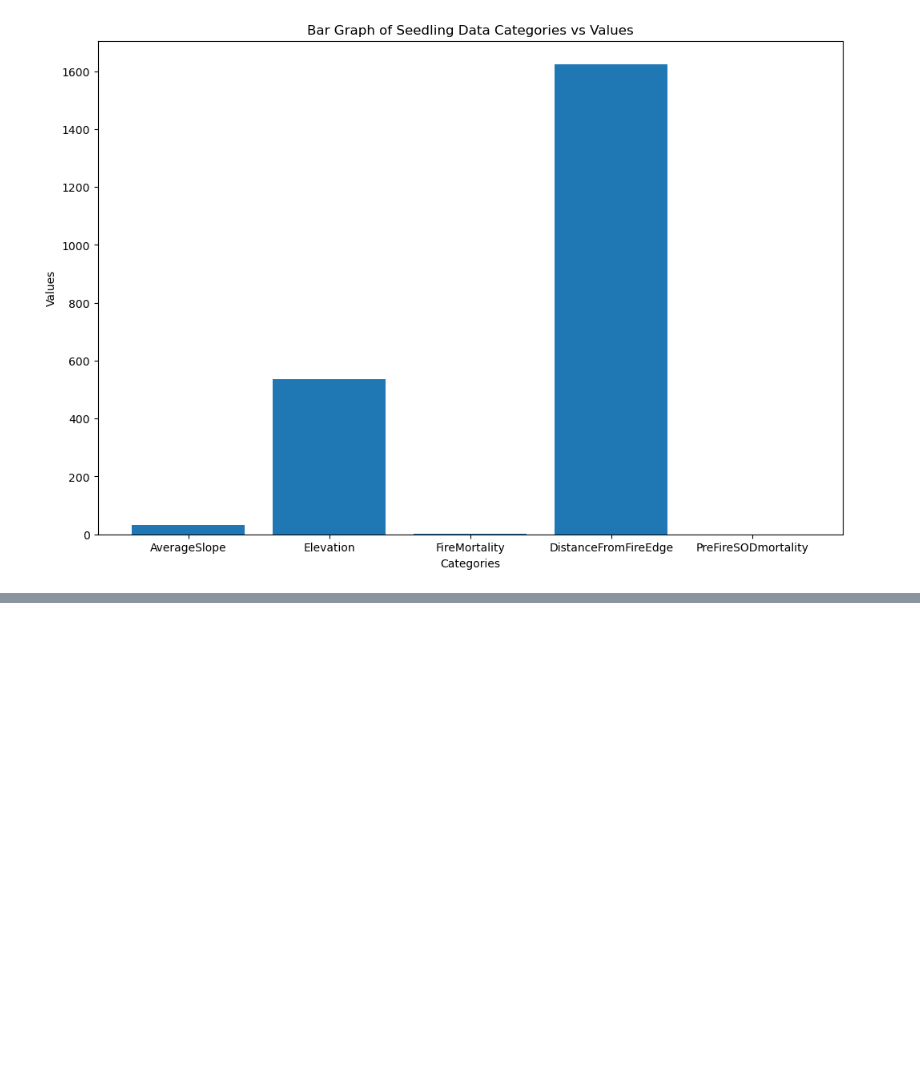
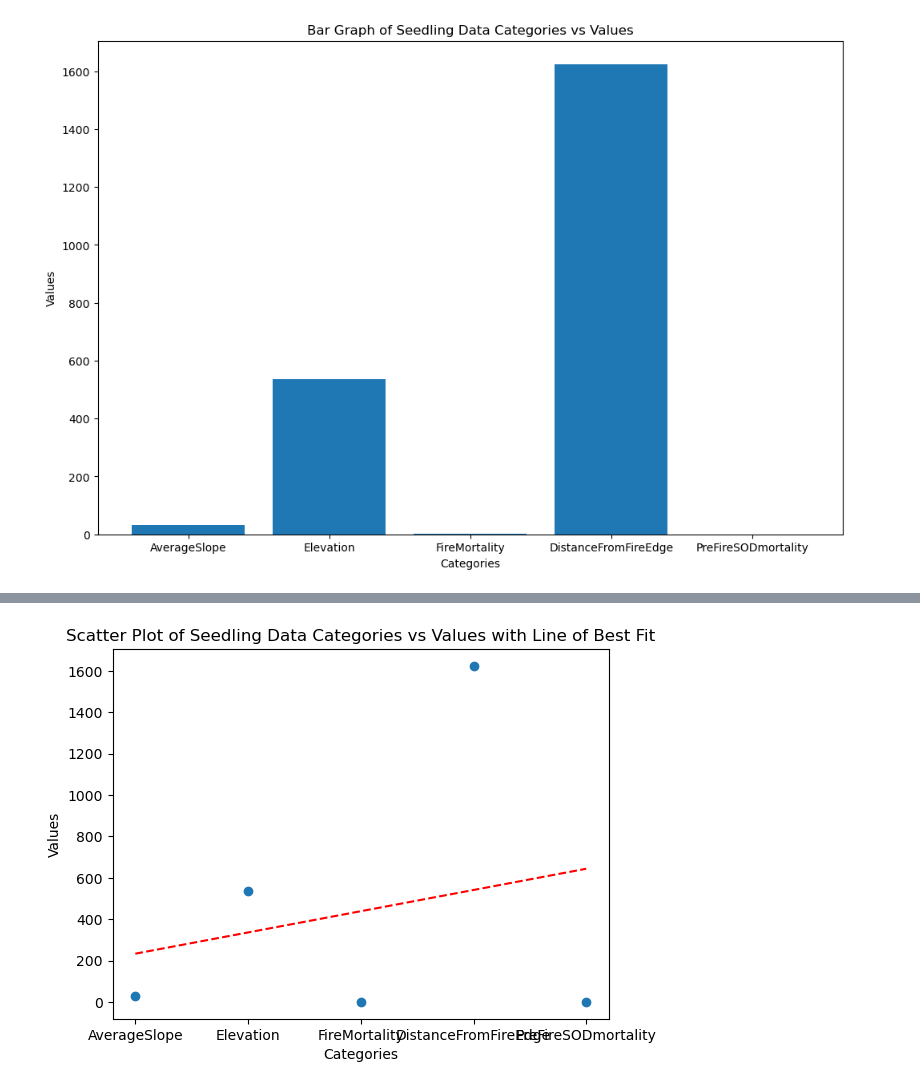
Before and after one commit to madiclack188-cloud/BIO_350_F25, a Jupyter notebook: Bio_350_FinalProject/BIO350_FinalProject.ipynb, the cells around one changed output, grey strips where cells are left out. Drawn from its saved outputs; the diff is of its cells as text; code cells hidden in the pictures; blank space fills up the shorter version.

```diff
--- a/Bio_350_FinalProject/BIO350_FinalProject.ipynb
+++ b/Bio_350_FinalProject/BIO350_FinalProject.ipynb
@@ -72,0 +148,12 @@ plt.show()
+# %%
+# insert line of best fit
+z = np.polyfit(range(len(values)), values, 1)
+p = np.poly1d(z)
+plt.scatter(categories, values)
+plt.plot(categories, p(range(len(values))), "r--")
+plt.xlabel('Categories')
+plt.ylabel('Values')
+plt.title('Scatter Plot of Seedling Data Categories vs Values with Line of Best Fit')
+plt.show()
+# %% [output]
+[figure, added]
```
Also changed, not shown: parts of 12 cells of this notebook, 1 other file.
